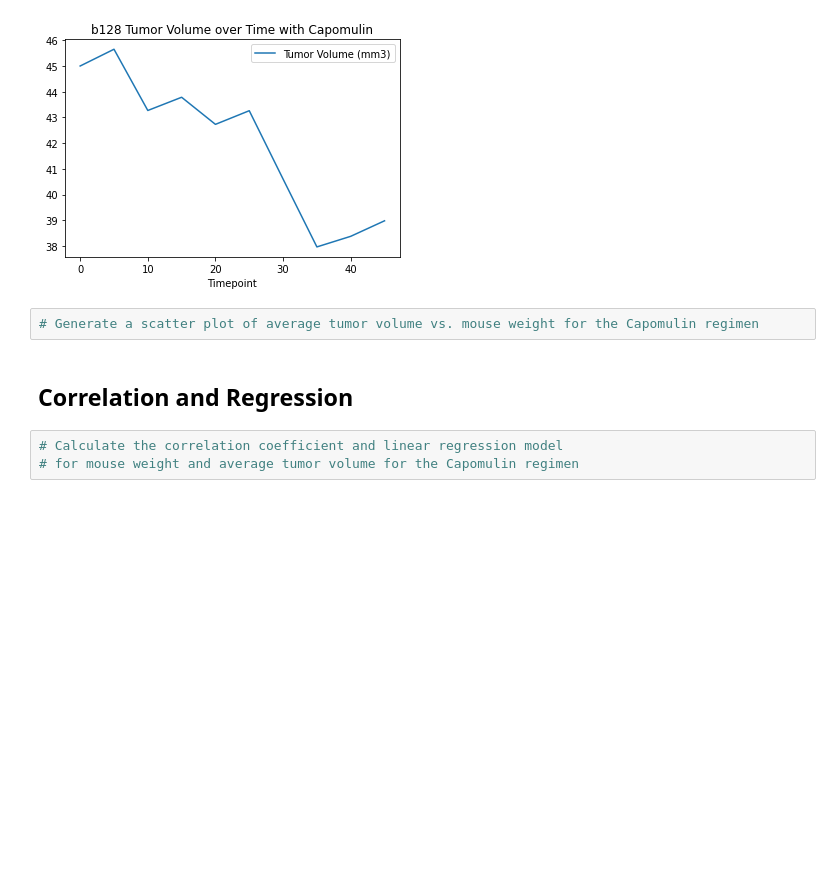
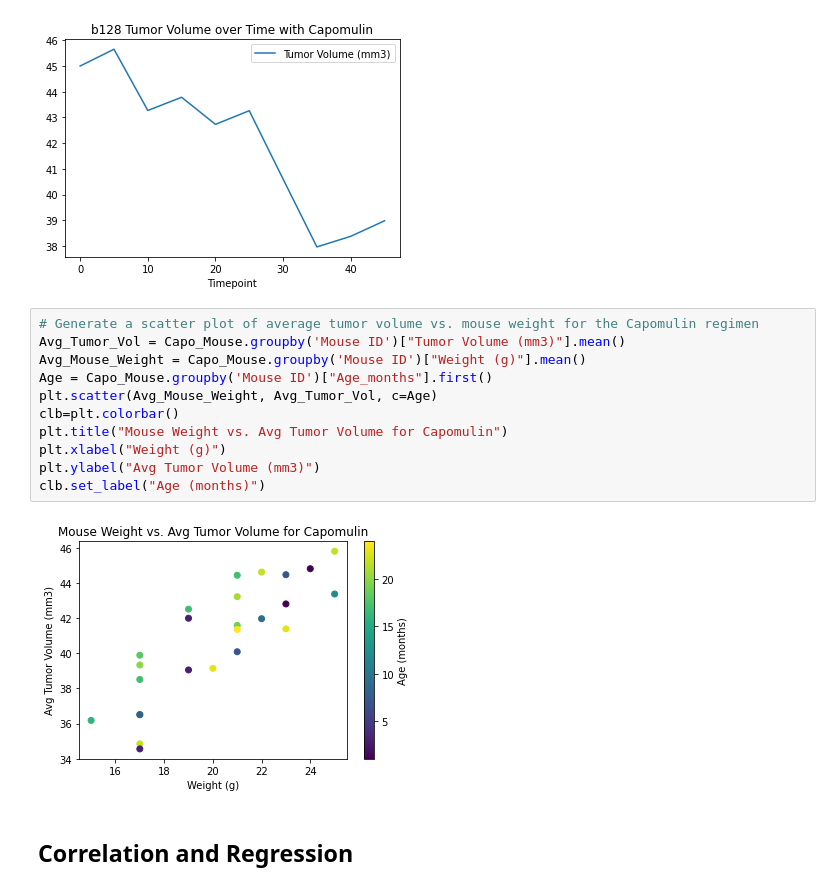
Before and after one commit to grand42/Drug_Treatment_Study, a Jupyter notebook: pymaceuticals.ipynb, the cells around one changed output. Drawn from its saved outputs; the diff is of its cells as text; blank space fills up the shorter version.

```diff
--- a/pymaceuticals.ipynb
+++ b/pymaceuticals.ipynb
@@ -256,10 +268,18 @@ Capomulin_Mouse.plot(kind='line', title=f"{Capo_Mouse['Mouse ID'].unique()[0]} T
 # %% [output]
 <AxesSubplot:title={'center':'b128 Tumor Volume over Time with Capomulin'}, xlabel='Timepoint'>
 [figure]
-# %%
-# Generate a scatter plot of average tumor volume vs. mouse weight for the Capomulin regimen
+# %%
+# Generate a scatter plot of average tumor volume vs. mouse weight for the Capomulin regimen
+Avg_Tumor_Vol = Capo_Mouse.groupby('Mouse ID')["Tumor Volume (mm3)"].mean()
+Avg_Mouse_Weight = Capo_Mouse.groupby('Mouse ID')["Weight (g)"].mean()
+Age = Capo_Mouse.groupby('Mouse ID')["Age_months"].first()
+plt.scatter(Avg_Mouse_Weight, Avg_Tumor_Vol, c=Age)
+clb=plt.colorbar()
+plt.title("Mouse Weight vs. Avg Tumor Volume for Capomulin")
+plt.xlabel("Weight (g)")
+plt.ylabel("Avg Tumor Volume (mm3)")
+clb.set_label("Age (months)")
+# %% [output]
+[figure, added]
 # %% [markdown]
 ## Correlation and Regression
-# %%
-# Calculate the correlation coefficient and linear regression model
-# for mouse weight and average tumor volume for the Capomulin regimen
```
Also changed, not shown: parts of 4 cells of this notebook.
